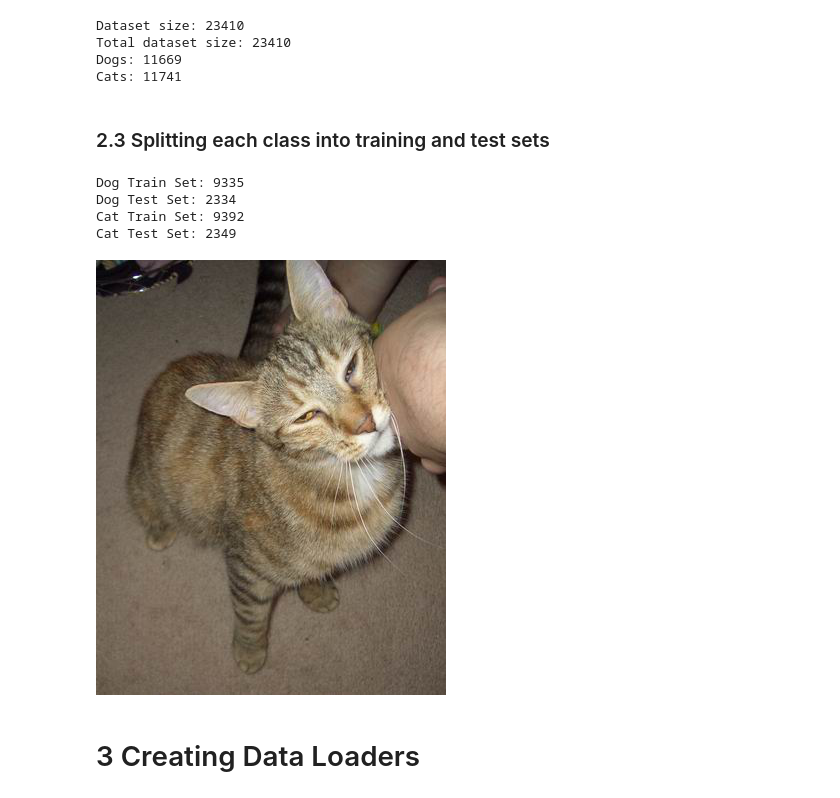
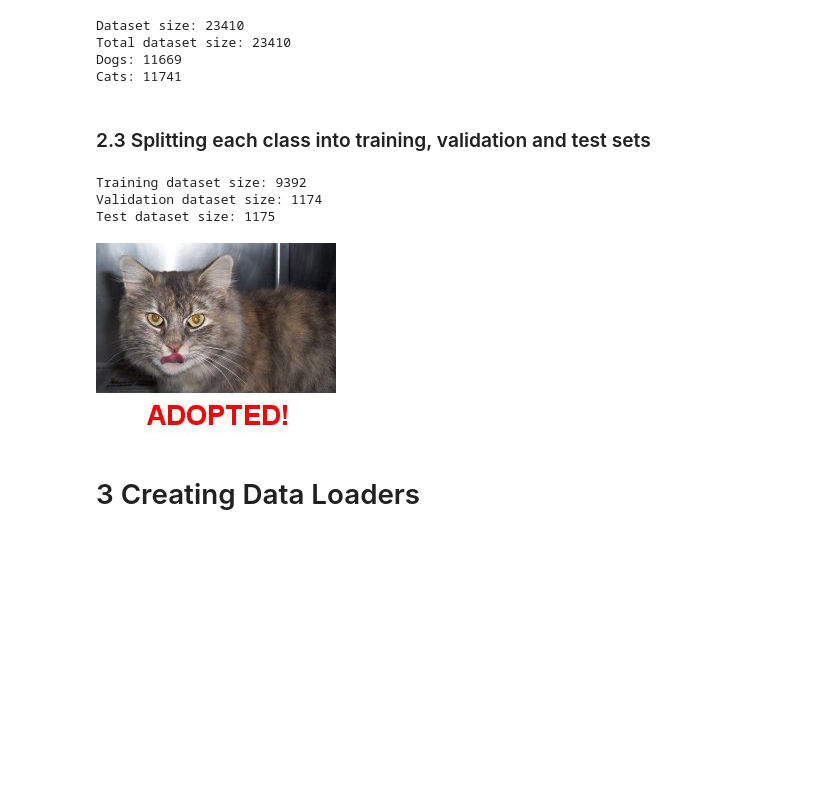
Before and after one commit to jimmyygit/cs484-project, a Jupyter notebook: impainting_GANS.ipynb, the cells around one changed output. Cells and saved outputs as stored; diff of their text form; code cells hidden in the pictures; blank space fills up the shorter version.

```diff
--- a/impainting_GANS.ipynb
+++ b/impainting_GANS.ipynb
@@ -60,29 +61,23 @@ Total dataset size: 23410
 Dogs: 11669
 Cats: 11741
 # %% [markdown]
-### 2.3 Splitting each class into training and test sets
+### 2.3 Splitting each class into training, validation and test sets
-# %%
-# Split each class into train/test
-dog_split = dogs.train_test_split(test_size=0.2, seed=200)
-cat_split = cats.train_test_split(test_size=0.2, seed=200)
-
-# Get subsets
-train_dog = dog_split['train']['image']
-test_dog = dog_split['test']['image']
-train_cat = cat_split['train']['image']
-test_cat = cat_split['test']['image']
-
-print("Dog Train Set: " + str(len(train_dog)))
-print("Dog Test Set: " + str(len(test_dog)))
-
-print("Cat Train Set: " + str(len(train_cat)))
-print("Cat Test Set: " + str(len(test_cat)))
-train_cat[1]
-# %% [output]
-Dog Train Set: 9335
-Dog Test Set: 2334
-Cat Train Set: 9392
-Cat Test Set: 2349
-[figure, removed]
+# %%
+# Split the dataset
+train_test_split = cats.train_test_split(test_size=0.2, seed=42)
+test_val_split = train_test_split['test'].train_test_split(test_size=0.5, seed=42)
+train_dataset = train_test_split['train']['image']
+val_dataset = test_val_split['train']['image']
+test_dataset = test_val_split['test']['image']
+
+print(f"Training dataset size: {len(train_dataset)}")
+print(f"Validation dataset size: {len(val_dataset)}")
+print(f"Test dataset size: {len(test_dataset)}")
+train_dataset[0]
+# %% [output]
+Training dataset size: 9392
+Validation dataset size: 1174
+Test dataset size: 1175
+[figure, added]
 # %% [markdown]
 # 3 Creating Data Loaders
```
Also changed, not shown: parts of 22 cells of this notebook.
